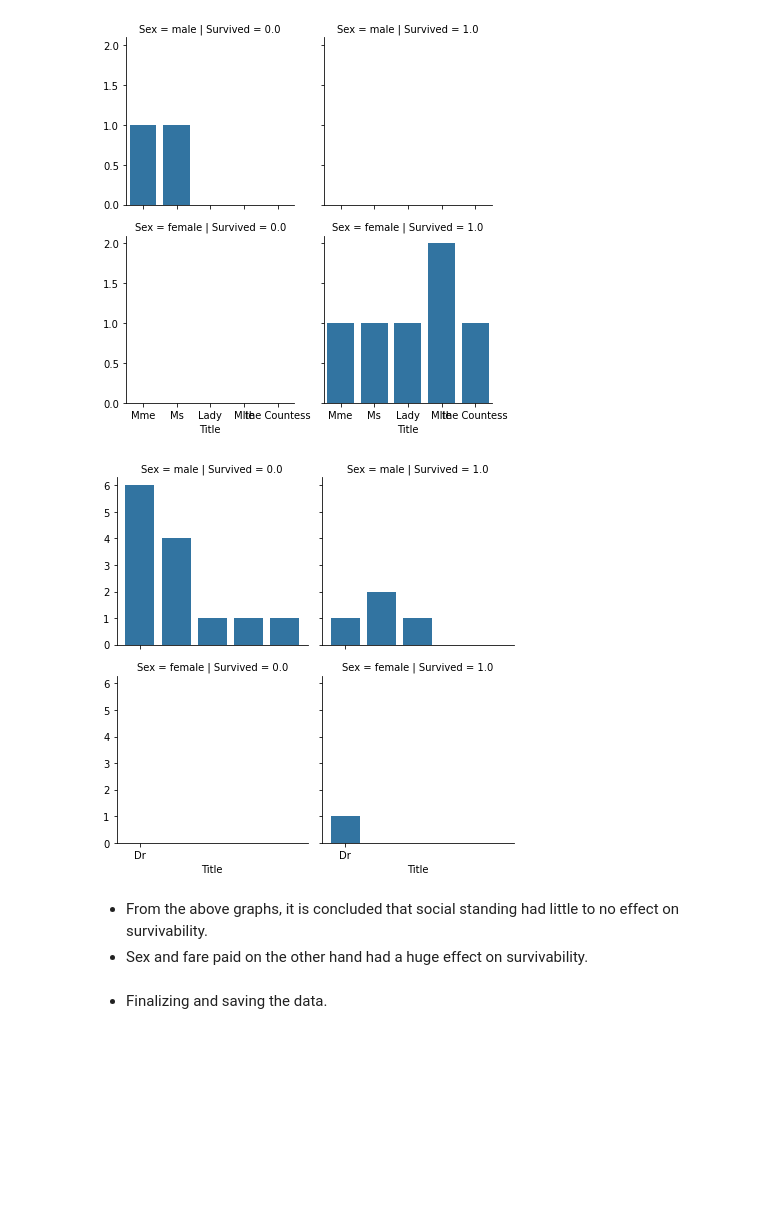
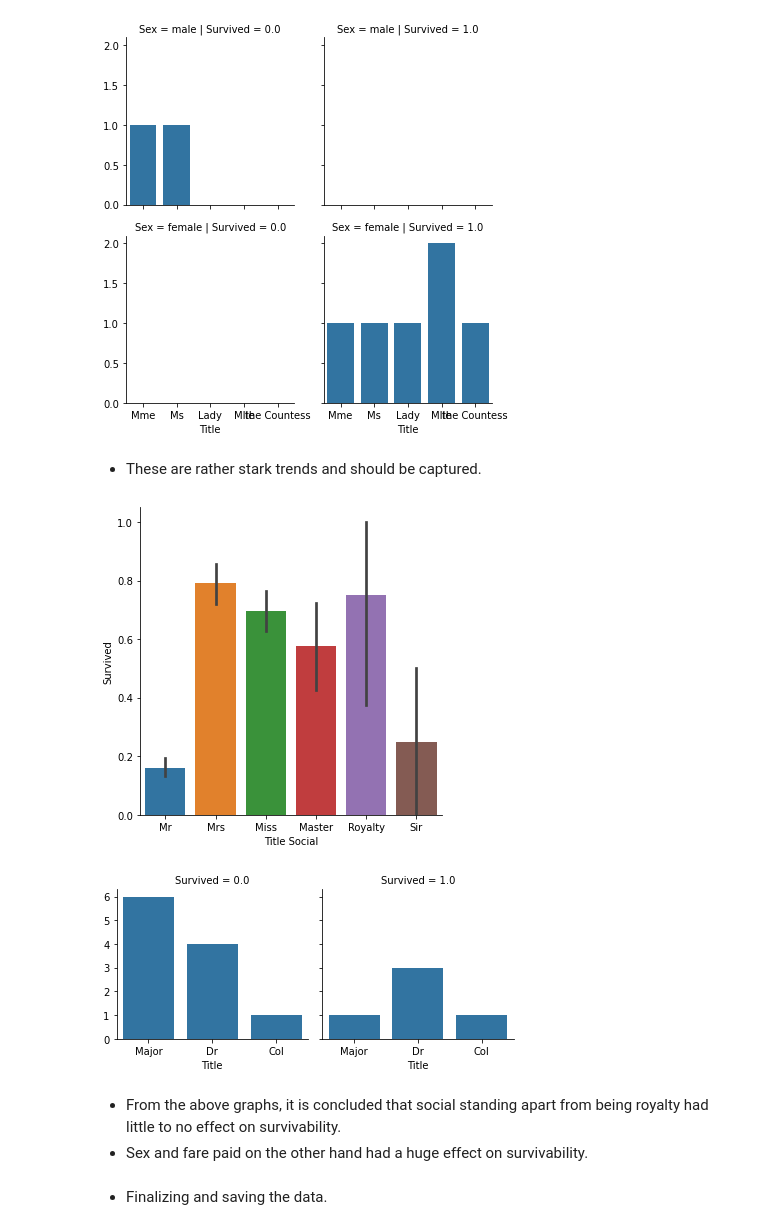
Before and after one commit to aditya-jagdev/Predicting-Titanic-Mishap-Survivors, a Jupyter notebook: 1. Cleaning and Feature Engineering.ipynb, the cells around one changed output. Drawn from its saved outputs; the diff is of its cells as text; code cells hidden in the pictures; blank space fills up the shorter version.

```diff
--- a/1. Cleaning and Feature Engineering.ipynb
+++ b/1. Cleaning and Feature Engineering.ipynb
@@ -1233,0 +1216,2 @@ data.head()
+# %%
+data['Family Size'] = data['SibSp'] + data['Parch'] + 1
@@ -1280,13 +1302,23 @@ facet = sns.FacetGrid(data[ data['Title'].isin(royalty) ], col='Survived', row='
 figure = facet.map(sns.countplot, 'Title')
 # %% [output]
 [figure]
+# %% [markdown]
+* These are rather stark trends and should be captured.
+# %%
+data['Title Social'] = np.where(data['Title'].isin(royalty),
+                          'Royalty',
+                          data['Title for Age'])
+# %%
+factor = sns.factorplot(x='Title Social', y='Survived', data=data, kind='bar')
+# %% [output]
+[figure, added]
 # %%
-facet = sns.FacetGrid(data[ data['Title'].isin(respected) ], col='Survived', row='Sex')
+facet = sns.FacetGrid(data[ data['Title'].isin(respected) ], col='Survived',)
 figure = facet.map(sns.countplot, 'Title')
 # %% [output]
-[figure, old version]
+[figure, new version]
 # %% [markdown]
-* From the above graphs, it is concluded that social standing had little to no effect on survivability.
+* From the above graphs, it is concluded that social standing apart from being royalty had little to no effect on survivability.
 * Sex and fare paid on the other hand had a huge effect on survivability.
 # %% [markdown]
 * Finalizing and saving the data.
```
Also changed, not shown: parts of 25 cells of this notebook, 1 other file.
